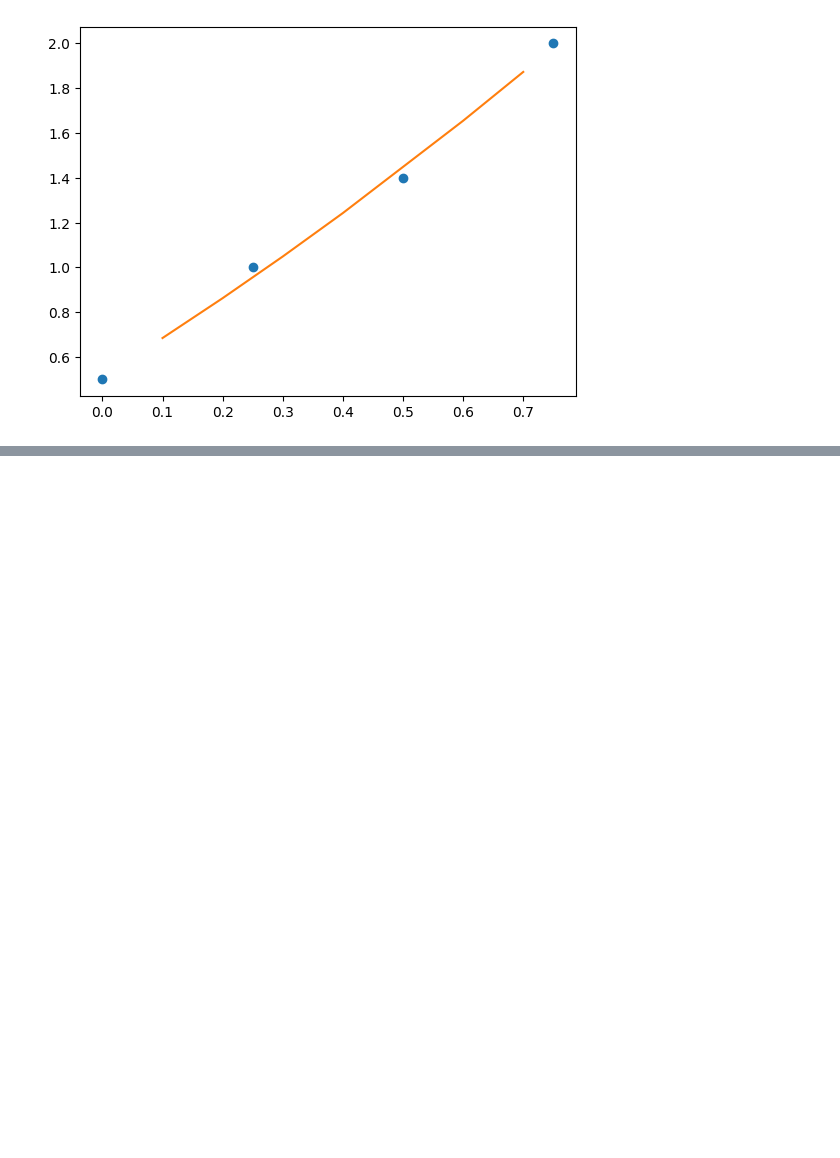
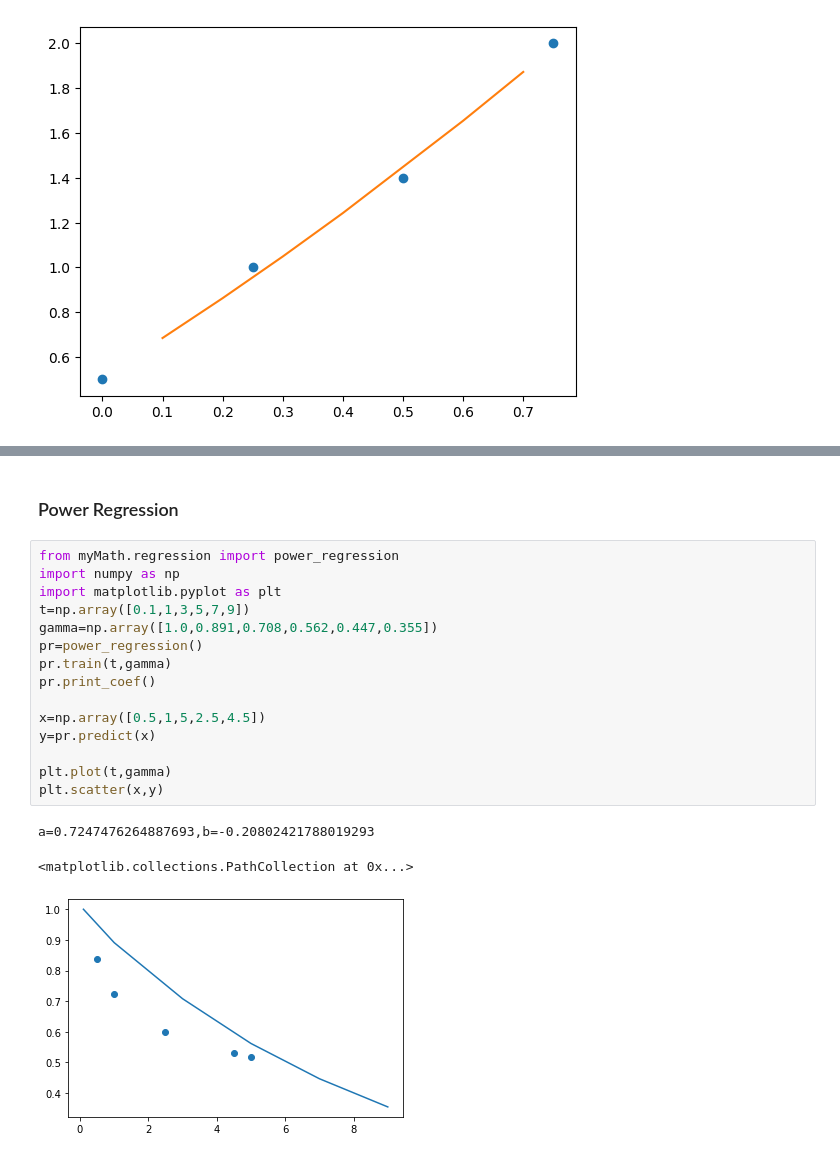
Before and after one commit to yyhyan100/myMath, a Jupyter notebook: Topic4_regression.ipynb, the cells around one changed output, grey strips where cells are left out. Drawn from its saved outputs; the diff is of its cells as text; blank space fills up the shorter version.

```diff
--- a/Topic4_regression.ipynb
+++ b/Topic4_regression.ipynb
@@ -50,0 +89,21 @@ plt.plot(x2,y2)
+# %% [markdown]
+### Power Regression
+# %%
+from myMath.regression import power_regression
+import numpy as np
+import matplotlib.pyplot as plt
+t=np.array([0.1,1,3,5,7,9])
+gamma=np.array([1.0,0.891,0.708,0.562,0.447,0.355])
+pr=power_regression()
+pr.train(t,gamma)
+pr.print_coef()
+
+x=np.array([0.5,1,5,2.5,4.5])
+y=pr.predict(x)
+
+plt.plot(t,gamma)
+plt.scatter(x,y)
+# %% [output]
+a=0.7247476264887693,b=-0.20802421788019293
+<matplotlib.collections.PathCollection at 0x...>
+[figure, added]
```
Also changed, not shown: parts of 3 cells of this notebook, 1 other file.
